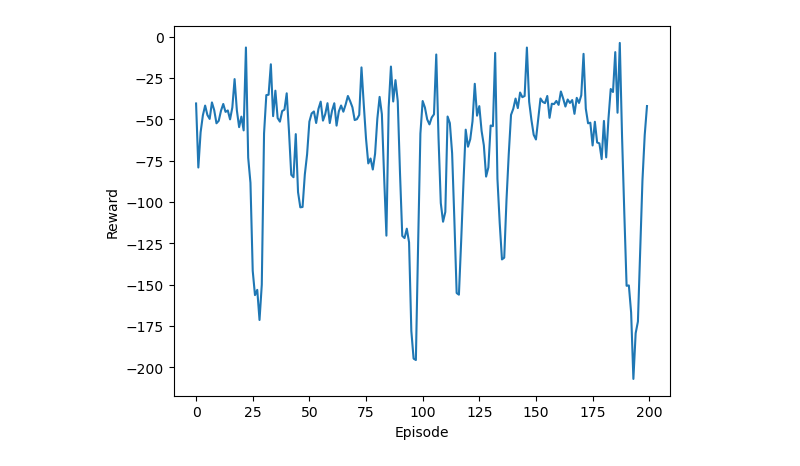
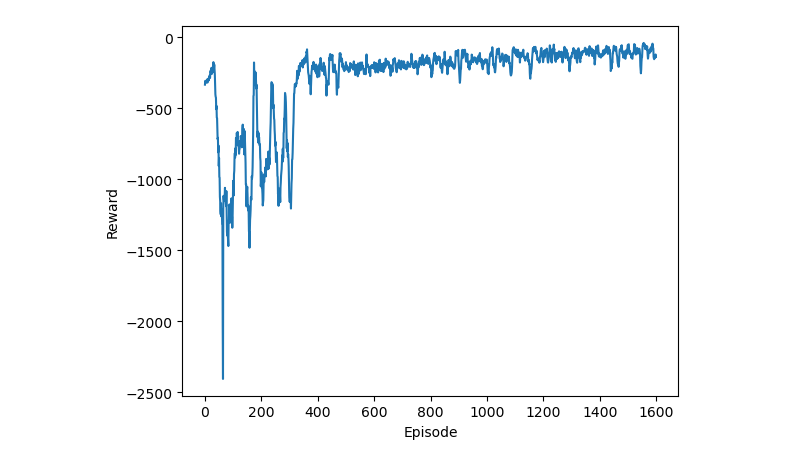
Before and after one commit to damurka5/RL_CDPR, a Jupyter notebook: mujoco_py/07_RL_ActorCritic.ipynb, the cells around one changed output. Saved outputs shown, nothing was run; the diff lists cells and outputs as text; code cells hidden in the pictures.

```diff
--- a/mujoco_py/07_RL_ActorCritic.ipynb
+++ b/mujoco_py/07_RL_ActorCritic.ipynb
@@ -147,7 +148,7 @@ class Agent:
 # %%
 from tqdm import tqdm
 agent = Agent(alpha=1e-5, n_observations=env.observation_space.shape[0], n_actions=env.action_space.n)
-n_games = 1800
+n_games = 2400
 
 best_score = -1
 score_history = []
@@ -179,9 +180,9 @@ for i in pbar:
 # %%
 import matplotlib.pyplot as plt
 
-plt.plot(range(200), score_history[-200:])
+plt.plot(range(1600), score_history[:1600])
 plt.xlabel("Episode")
 plt.ylabel("Reward")
 plt.show()
 # %% [output]
-[figure, old version]
+[figure, new version]
```
Also changed, not shown: parts of 4 cells of this notebook, 4 other files.
